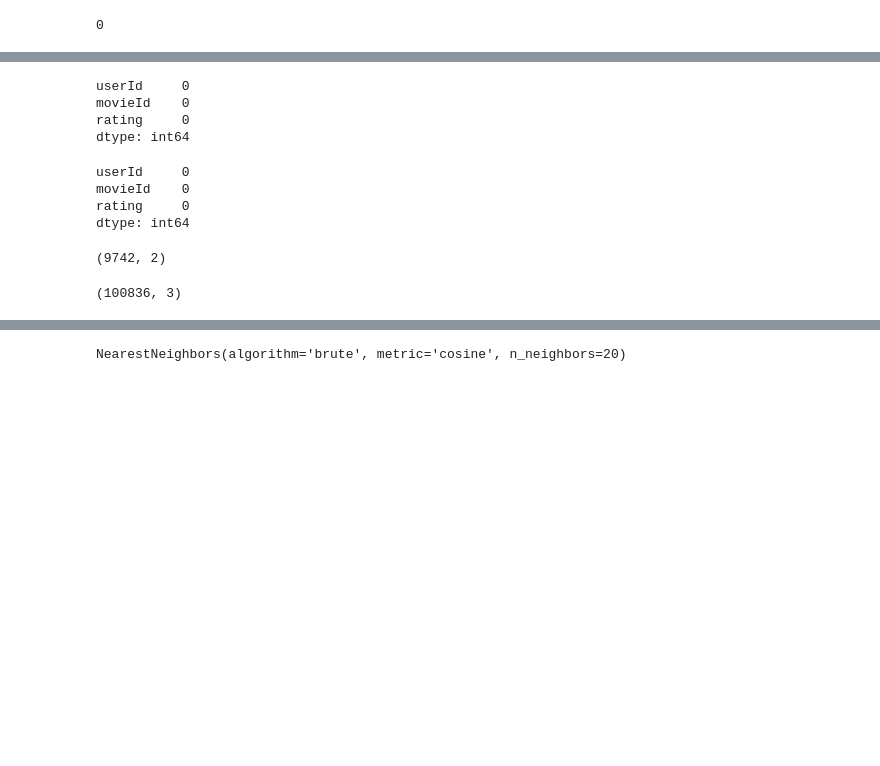
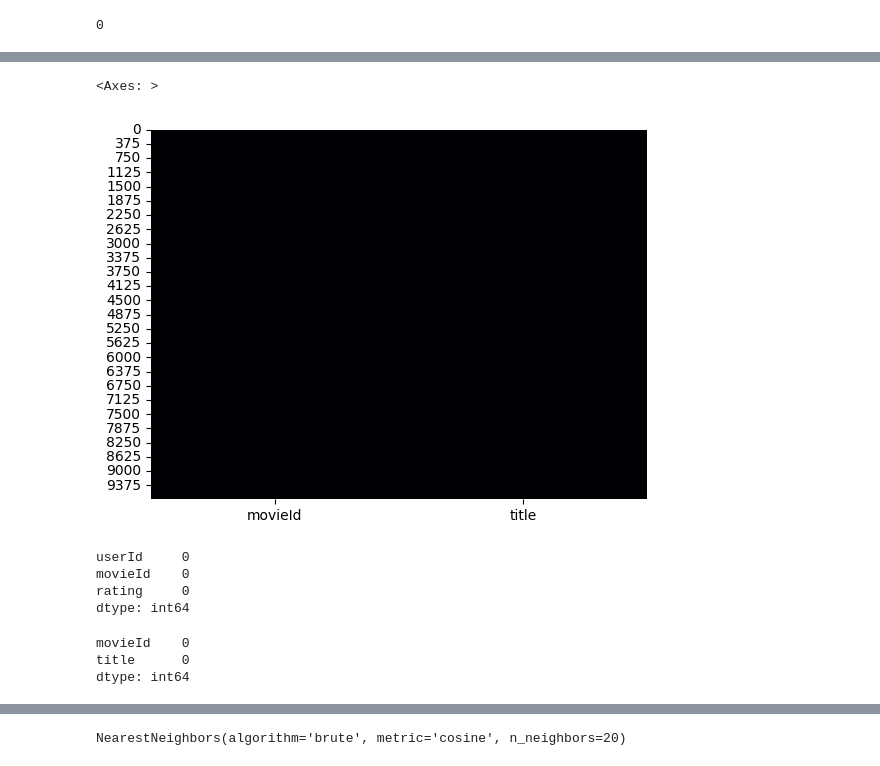
Before and after one commit to prinsikakadiya/CodeClause_movieRecommendationSystem, a Jupyter notebook: movie.ipynb, the cells around one changed output, grey strips where cells are left out. Cells and saved outputs as stored; diff of their text form; code cells hidden in the pictures; blank space fills up the shorter version.

```diff
--- a/movie.ipynb
+++ b/movie.ipynb
@@ -98,3 +162,10 @@ plt.show()
+# %%
+#for null value
+import seaborn as sns
+sns.heatmap(moviesDf.isnull(),cmap = 'magma',cbar = False)
+# %% [output]
+<Axes: >
+[figure, added]
 # %%
 ratingsDf.isnull().sum()
 # %% [output]
@@ -107,18 +176,9 @@ ratingsDf['rating'].fillna('0.0',inplace=True)
 # %%
-ratingsDf.isnull().sum()
+moviesDf.isnull().sum()
 # %% [output]
-userId     0
 movieId    0
-rating     0
+title      0
 dtype: int64
-# %%
-moviesDf.shape
-# %% [output]
-(9742, 2)
-# %%
-ratingsDf.shape
-# %% [output]
-(100836, 3)
 # %%
 rating = ratingsDf.pivot(index='movieId',columns='userId',values='rating').fillna(0)
 rating.head()
```
Also changed, not shown: parts of 21 cells of this notebook.
